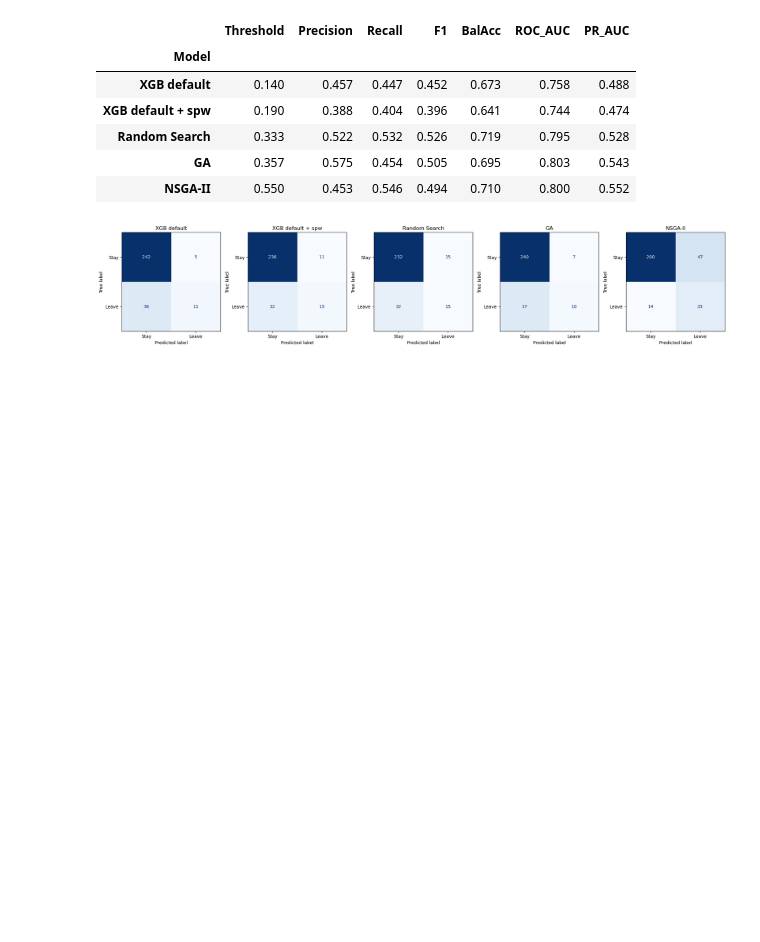
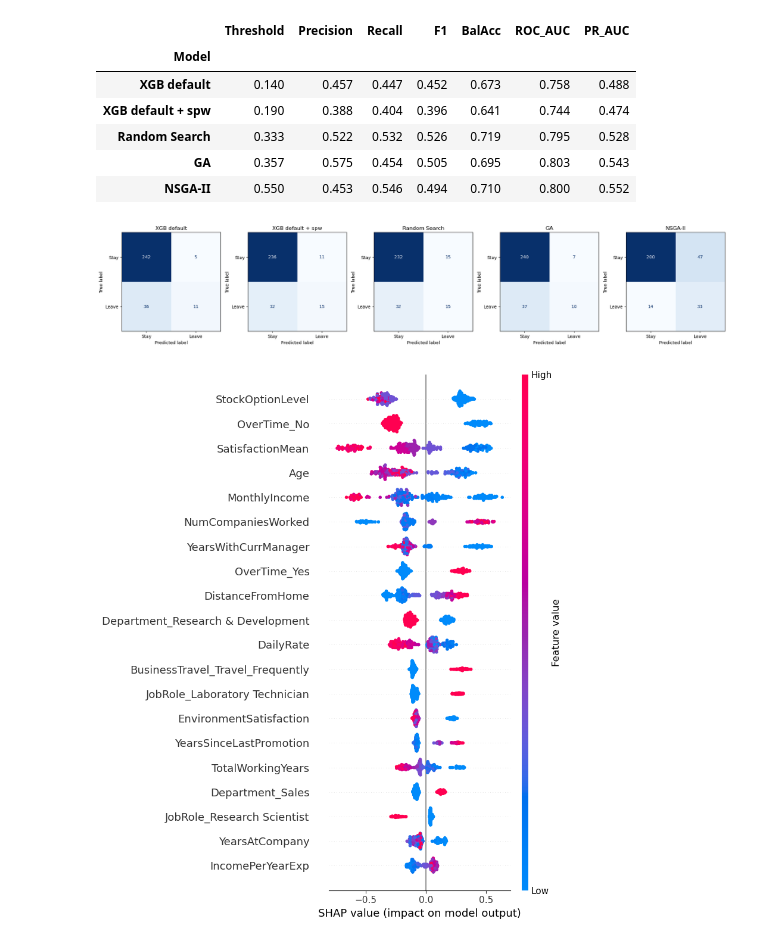
Before and after one commit to manl1/Project-ETS-Machine-Learning, a Jupyter notebook: project-ets.ipynb, the cells around one changed output. Cells and saved outputs as stored; diff of their text form; code cells hidden in the pictures; blank space fills up the shorter version.

Commit message:
feat: interpretasi SHAP (summary dan bar plot)
Analisis fitur paling berpengaruh pada model NSGA-II memakai SHAP.

```diff
--- a/project-ets.ipynb
+++ b/project-ets.ipynb
@@ -1134,3 +1134,15 @@ for ax, nama in zip(axes, urut):
 plt.tight_layout(); plt.savefig("hasil_search/confusion_matrix.png", dpi=150); plt.show()
 # %% [output]
 [figure]
+# %%
+#SHAP summary
+pipe = pipes[("NSGA-II", 42)]
+pre, clf = pipe.named_steps["pre"], pipe.named_steps["clf"]
+nama_fitur = [n.split("__", 1)[1] for n in pre.get_feature_names_out()]
+Xt = pre.transform(X_test)
+sv = shap.TreeExplainer(clf).shap_values(Xt)
+
+shap.summary_plot(sv, Xt, feature_names=nama_fitur, show=False)
+plt.tight_layout(); plt.savefig("hasil_search/shap_summary.png", dpi=150, bbox_inches="tight"); plt.show()
+# %% [output]
+[figure, added]
```
Also changed, not shown: parts of 1 cell of this notebook, 2 other files.
